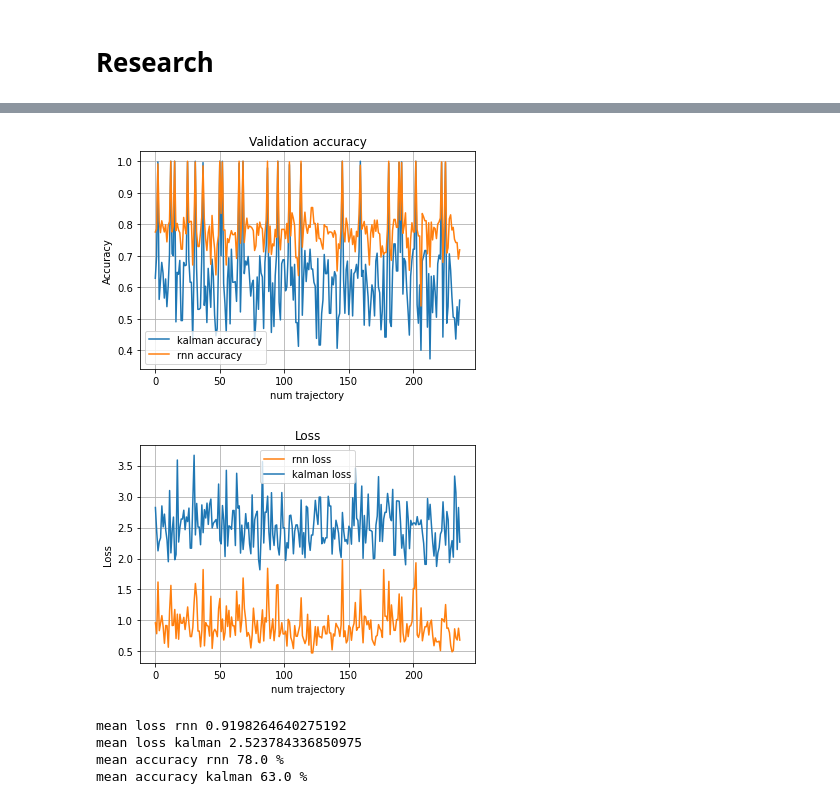
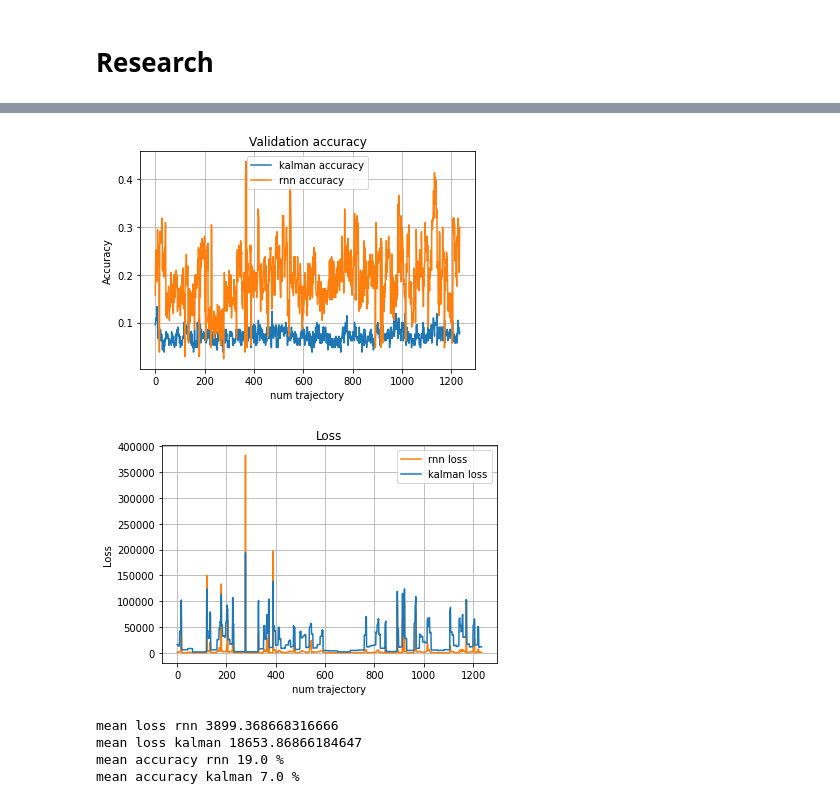
Before and after one commit to dart9905/coursework, a Jupyter notebook: KalmanNN/KalmanNN.ipynb, the cells around one changed output, grey strips where cells are left out. Cells and saved outputs as stored; diff of their text form; code cells hidden in the pictures.

```diff
--- a/KalmanNN/KalmanNN.ipynb
+++ b/KalmanNN/KalmanNN.ipynb
@@ -97,7 +148,8 @@ class RelativeTrajectory():
         data[:, 3:6] = self.rotate_Z(data[:, 3:6], self.theta)
 
         # Scale data to kilometers
-        data /= 1000
+        # data /= 1000
+        data /= 100
 
         self.first_diff_elem = None
         if diff:
@@ -235,7 +287,7 @@ def get_strided_data_clust(dset, keys, variables=3, gt_size=0, step=1, diff=Fals
             data_seqs.append([new_rt])
             traj_ids.append(k)
 
-    data_seqs_noise = np.random.normal(data_seqs, random.randint(2, 5))
+    data_seqs_noise = np.random.normal(data_seqs, random.randint(2, 6))
 
     # Collect all data seqs into one huge dataset
     # of shape [? , gt_size, variables]
@@ -707,7 +759,9 @@ def load_checkpoint(checkpoint_path, model, optimizer):
 # !wget https://github.com/dart9905/coursework/blob/test/KalmanNN/data/ballistic_batch_1000_nopad.h5 -nc
 # %%
 # reading
-name_file_trajectories = '/content/ballistic_batch_1000_nopad.h5'
+name_file_trajectories = '/content/unpack122.h5'
+#name_file_trajectories = '/content/ballistic_batch_1000_nopad.h5'
+
 try:
     dset = read_trajectories(name_file_trajectories)
 except FileNotFoundError:
@@ -983,5 +1042,5 @@ len(test_data.data['data'])
 # %%
-def Deviation(data_real, data_rnn, data_kalman, Discrepancy, BATCH_SIZE_TEST, start, array_err):
+def Deviation(data_real, data_rnn, data_kalman, Discrepancy, BATCH_SIZE_TEST, start, array_err = []):
     loss_rnn = []
     loss_kalman = []
     accuracy_rnn = []
@@ -1020,18 +1079,18 @@ def Deviation(data_real, data_rnn, data_kalman, Discrepancy, BATCH_SIZE_TEST, st
     return loss_rnn, loss_kalman, accuracy_rnn, accuracy_kalman
 # %%
 start = 3
-loss_rnn, loss_kalman, accuracy_rnn, accuracy_kalman = Deviation(test_data.data['data'], pack_predictions, data_trajectories_filter, Discrepancy, BATCH_SIZE_TEST, start, array_err)
+loss_rnn, loss_kalman, accuracy_rnn, accuracy_kalman = Deviation(test_data.data['data'], pack_predictions, data_trajectories_filter, Discrepancy, BATCH_SIZE_TEST, start)#, array_err)
 print('mean loss rnn', np.mean(loss_rnn))
 print('mean loss kalman', np.mean(loss_kalman))
 print('mean accuracy rnn', np.mean(accuracy_rnn)*100//1,'%')
 print('mean accuracy kalman', np.mean(accuracy_kalman)*100//1,'%')
 # %% [output]
-[figure, old version]
+[figure, new version]
-[figure, old version]
+[figure, new version]
-mean loss rnn 0.9198264640275192
-mean loss kalman 2.523784336850975
-mean accuracy rnn 78.0 %
-mean accuracy kalman 63.0 %
+mean loss rnn 3899.368668316666
+mean loss kalman 18653.86866184647
+mean accuracy rnn 19.0 %
+mean accuracy kalman 7.0 %
 # %%
 k =1
 
```
Also changed, not shown: parts of 15 cells of this notebook, 11 other files.
